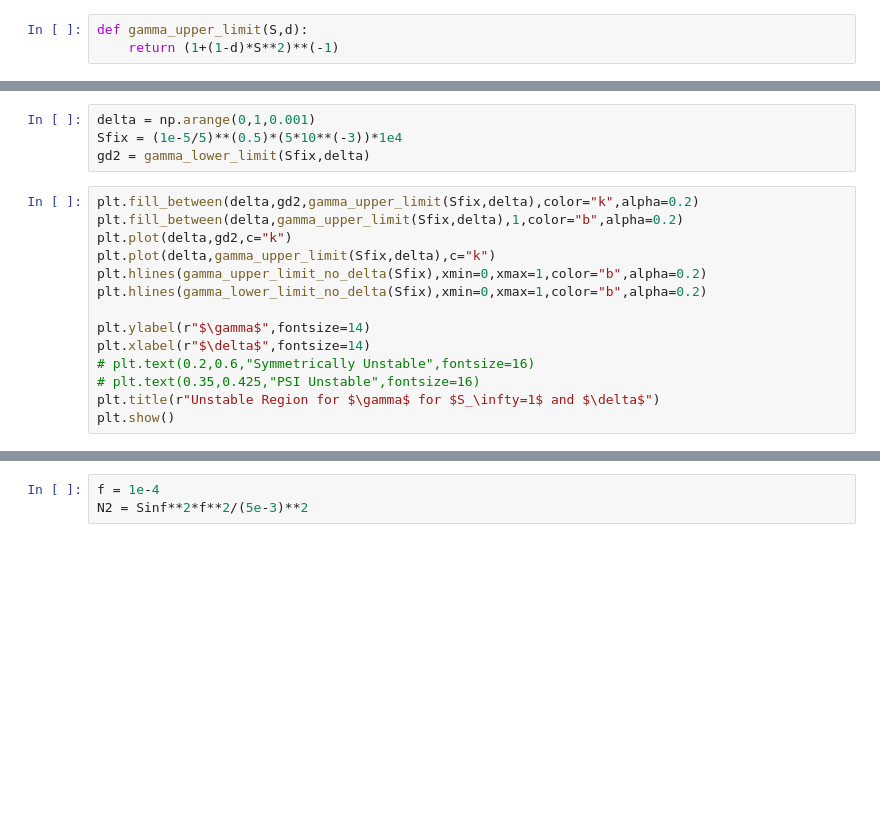
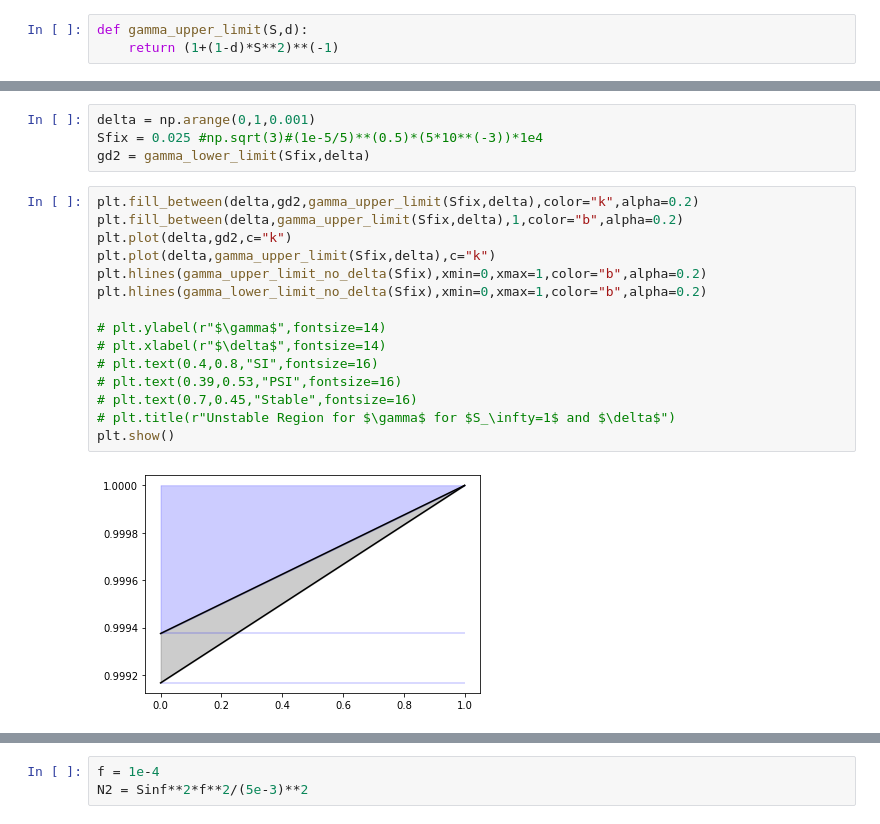
Before and after one commit to loganpknudsen/BottomBoundaryLayer, a Jupyter notebook: stability_regions.ipynb, the cells around one changed output, grey strips where cells are left out. Drawn from its saved outputs; the diff is of its cells as text; blank space fills up the shorter version.

```diff
--- a/stability_regions.ipynb
+++ b/stability_regions.ipynb
@@ -53,21 +57,24 @@ plt.show()
 # %%
 delta = np.arange(0,1,0.001)
-Sfix = (1e-5/5)**(0.5)*(5*10**(-3))*1e4
+Sfix = 0.025 #np.sqrt(3)#(1e-5/5)**(0.5)*(5*10**(-3))*1e4
 gd2 = gamma_lower_limit(Sfix,delta)
 # %%
 plt.fill_between(delta,gd2,gamma_upper_limit(Sfix,delta),color="k",alpha=0.2)
 plt.fill_between(delta,gamma_upper_limit(Sfix,delta),1,color="b",alpha=0.2)
 plt.plot(delta,gd2,c="k")
 plt.plot(delta,gamma_upper_limit(Sfix,delta),c="k")
 plt.hlines(gamma_upper_limit_no_delta(Sfix),xmin=0,xmax=1,color="b",alpha=0.2)
 plt.hlines(gamma_lower_limit_no_delta(Sfix),xmin=0,xmax=1,color="b",alpha=0.2)
 
-plt.ylabel(r"$\gamma$",fontsize=14)
-plt.xlabel(r"$\delta$",fontsize=14)
-# plt.text(0.2,0.6,"Symmetrically Unstable",fontsize=16)
-# plt.text(0.35,0.425,"PSI Unstable",fontsize=16)
-plt.title(r"Unstable Region for $\gamma$ for $S_\infty=1$ and $\delta$")
+# plt.ylabel(r"$\gamma$",fontsize=14)
+# plt.xlabel(r"$\delta$",fontsize=14)
+# plt.text(0.4,0.8,"SI",fontsize=16)
+# plt.text(0.39,0.53,"PSI",fontsize=16)
+# plt.text(0.7,0.45,"Stable",fontsize=16)
+# plt.title(r"Unstable Region for $\gamma$ for $S_\infty=1$ and $\delta$")
 plt.show()
+# %% [output]
+[figure, added]
 # %%
 plt.fill_between(delta,gd2,1.)
 plt.plot(delta,gd2,c="k")
```
Also changed, not shown: parts of 6 cells of this notebook, 3 other files.
